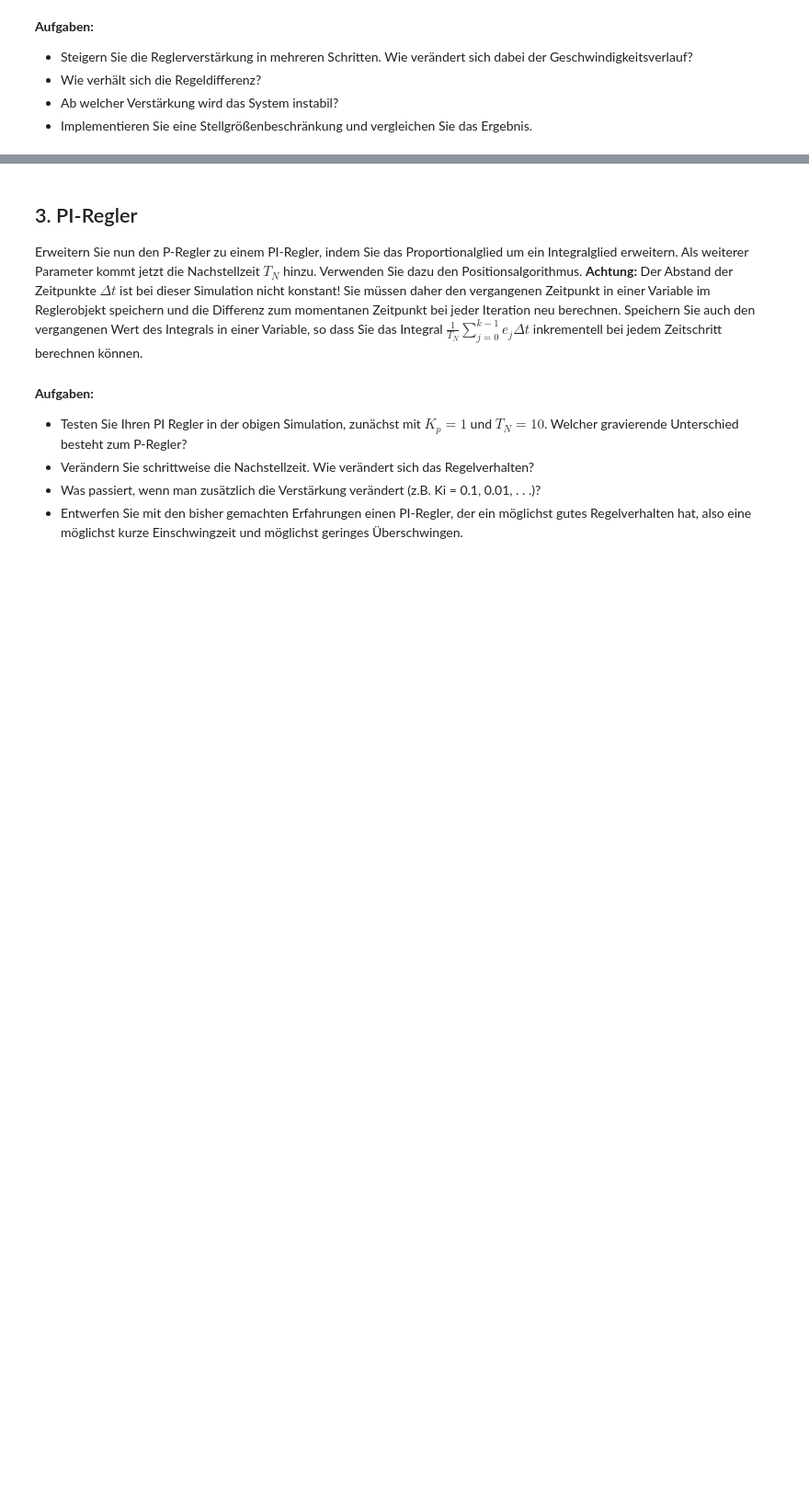
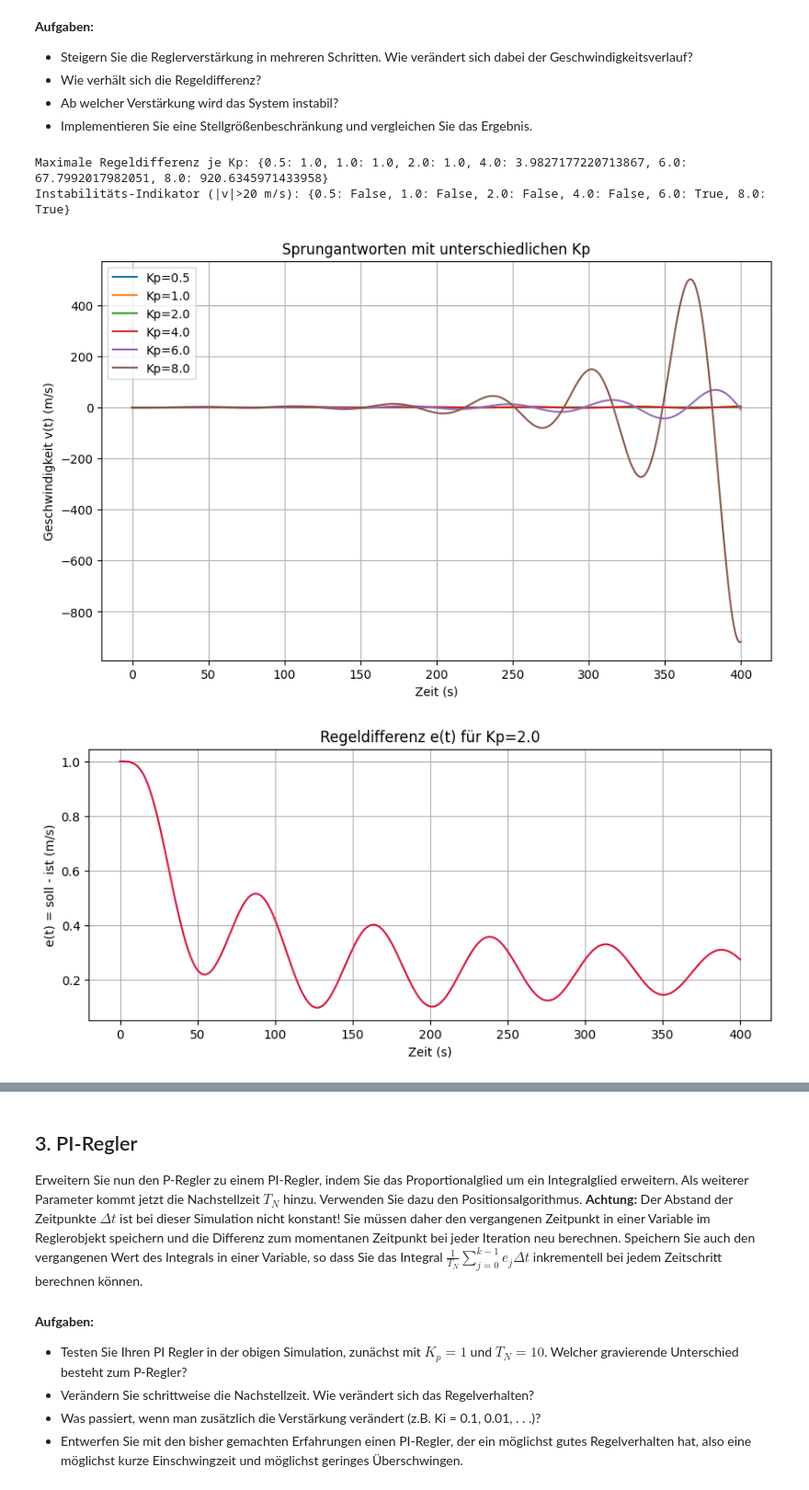
Before and after one commit to Guakocius/htwg, a Jupyter notebook: sem3/tgki/versuch5/vers_5_regler.ipynb, the cells around one changed output, grey strips where cells are left out. Shown at 92% size. Saved outputs shown, nothing was run; the diff lists cells and outputs as text; code cells hidden in the pictures; blank space fills up the shorter version.

```diff
--- a/sem3/tgki/versuch5/vers_5_regler.ipynb
+++ b/sem3/tgki/versuch5/vers_5_regler.ipynb
@@ -158,4 +159,74 @@ Geschwindigkeitsverlauf?
 - Ab welcher Verstärkung wird das System instabil?
 - Implementieren Sie eine Stellgrößenbeschränkung und vergleichen Sie das Ergebnis.
 # %%
-# Ihre Lösung hier
+# P-Regler-Experimente
+# Hilfsfunktion für geschlossene Schleife
+
+def simulate_closed_loop(ctrl, t_span=(0, 400), steps=2000):
+    X0 = [0.0] * 6
+    t_eval = np.linspace(t_span[0], t_span[1], steps)
+    sol = solve_ivp(schubverbund_mit_regler, t_span, X0, args=(ctrl,), t_eval=t_eval, max_step=2.0)
+    v_front = sol.y[5]
+    return sol.t, v_front
+
+# Stellgrößenbegrenzter P-Regler
+class SaturatedPController(PController):
+    def __init__(self, Kp, soll=0.0, u_min=-3.0, u_max=3.0):
+        super().__init__(Kp, soll)
+        self.u_min = u_min
+        self.u_max = u_max
+
+    def __call__(self, regelgr, zeitpunkt):
+        raw = super().__call__(regelgr, zeitpunkt)
+        return np.clip(raw, self.u_min, self.u_max)
+
+# Vergleiche mehrere Verstärkungen
+kps = [0.5, 1.0, 2.0, 4.0, 6.0, 8.0]
+fig, ax = plt.subplots(figsize=(10, 6))
+max_errors = {}
+instability_flags = {}
+for kp in kps:
+    ctrl = PController(Kp=kp, soll=1.0)
+    t, v_front = simulate_closed_loop(ctrl)
+    ax.plot(t, v_front, label=f"Kp={kp}")
+    max_errors[kp] = float(np.abs(ctrl.soll - v_front).max())
+    instability_flags[kp] = bool(np.abs(v_front).max() > 20.0)
+
+ax.set_title('Sprungantworten mit unterschiedlichen Kp')
+ax.set_xlabel('Zeit (s)')
+ax.set_ylabel('Geschwindigkeit v(t) (m/s)')
+ax.legend()
+ax.grid(True)
+
+# Regeldifferenz für mittlere Verstärkung
+kp_ref = 2.0
+t_ref, v_ref = simulate_closed_loop(PController(Kp=kp_ref, soll=1.0))
+fig, ax_err = plt.subplots(figsize=(10, 4))
+ax_err.plot(t_ref, 1.0 - v_ref, color='crimson')
+ax_err.set_title(f'Regeldifferenz e(t) für Kp={kp_ref}')
+ax_err.set_xlabel('Zeit (s)')
+ax_err.set_ylabel('e(t) = soll - ist (m/s)')
+ax_err.grid(True)
+
+# Stellgrößenbeschränkung gegenüber unbeschränktem P-Regler
+kp_sat = 8.0
+ctrl_free = PController(Kp=kp_sat, soll=1.0)
+ctrl_sat = SaturatedPController(Kp=kp_sat, soll=1.0, u_min=-2.0, u_max=2.0)
+t_free, v_free = simulate_closed_loop(ctrl_free, t_span=(0, 300))
+t_sat, v_sat = simulate_closed_loop(ctrl_sat, t_span=(0, 300))
+fig, ax_sat = plt.subplots(figsize=(10, 4))
+ax_sat.plot(t_free, v_free, label='ohne Begrenzung', color='darkorange')
+ax_sat.plot(t_sat, v_sat, label='mit |u|<=2 kN', color='seagreen')
+ax_sat.set_title('Einfluss der Stellgrößenbegrenzung (Kp=8)')
+ax_sat.set_xlabel('Zeit (s)')
+ax_sat.set_ylabel('v(t) (m/s)')
+ax_sat.grid(True)
+ax_sat.legend()
+
+print('Maximale Regeldifferenz je Kp:', max_errors)
+print('Instabilitäts-Indikator (|v|>20 m/s):', instability_flags)
+# %% [output]
+Maximale Regeldifferenz je Kp: {0.5: 1.0, 1.0: 1.0, 2.0: 1.0, 4.0: 3.9827177220713867, 6.0: 67.7992017982051, 8.0: 920.6345971433958}
+Instabilitäts-Indikator (|v|>20 m/s): {0.5: False, 1.0: False, 2.0: False, 4.0: False, 6.0: True, 8.0: True}
+[figure, added]
+[figure, added]
```
Also changed, not shown: parts of 10 cells of this notebook, 8 other files.
